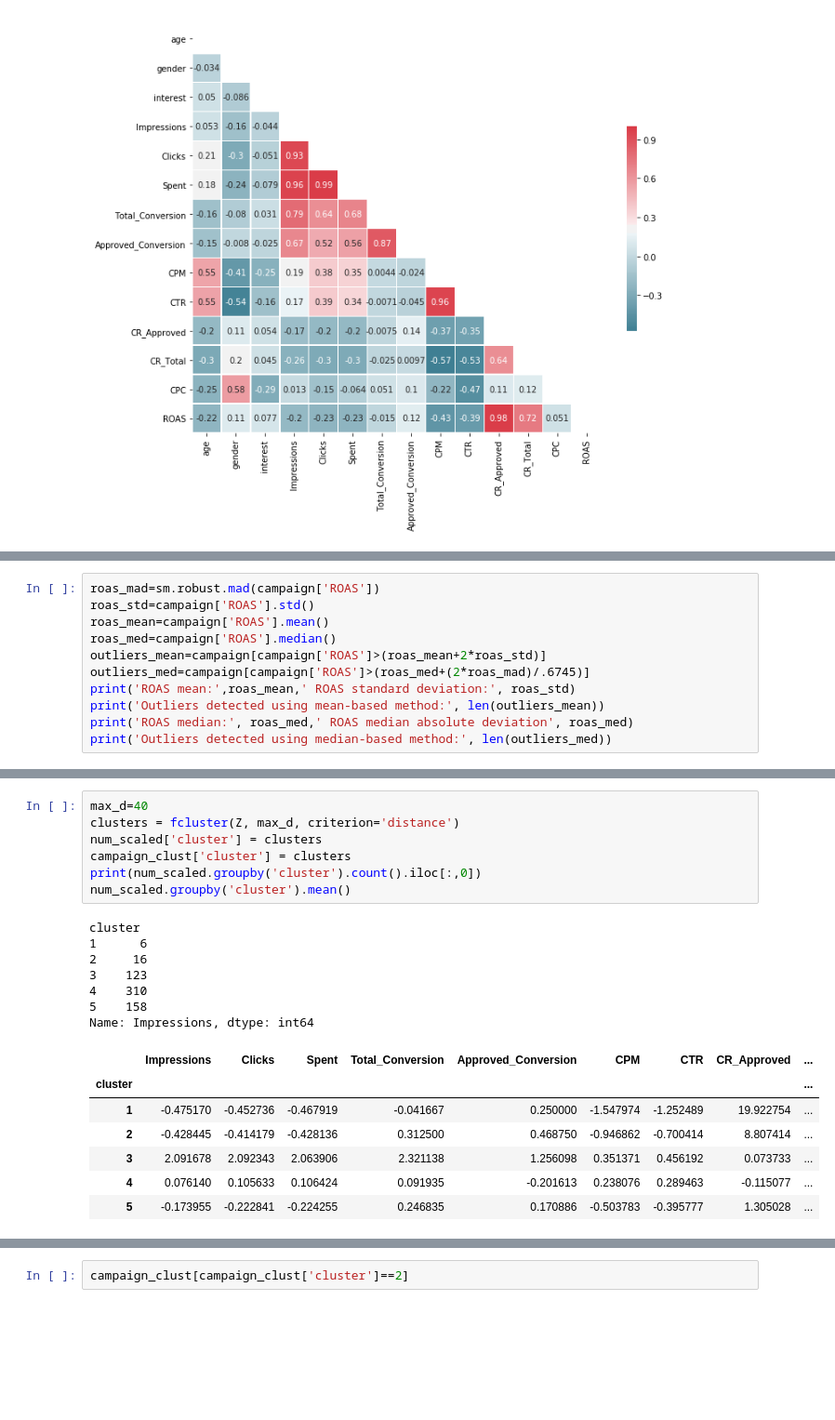
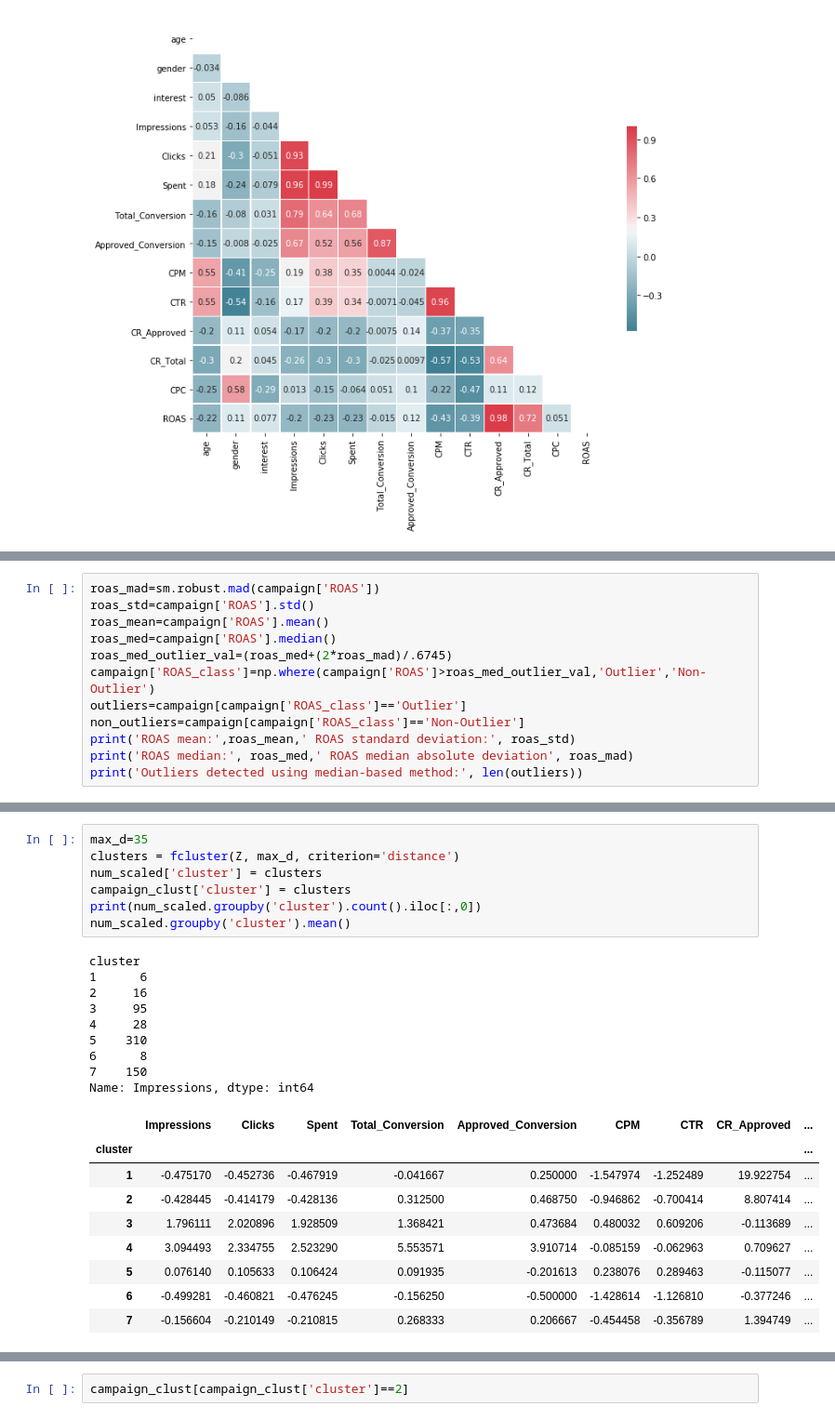
Before and after one commit to mgthometz/facebookads, a Jupyter notebook: fb_ad_analysis.ipynb, the cells around one changed output, grey strips where cells are left out. Shown at 93% size. Drawn from its saved outputs; the diff is of its cells as text; blank space fills up the shorter version.

```diff
--- a/fb_ad_analysis.ipynb
+++ b/fb_ad_analysis.ipynb
@@ -289,11 +289,12 @@ roas_mad=sm.robust.mad(campaign['ROAS'])
 roas_std=campaign['ROAS'].std()
 roas_mean=campaign['ROAS'].mean()
 roas_med=campaign['ROAS'].median()
-outliers_mean=campaign[campaign['ROAS']>(roas_mean+2*roas_std)]
-outliers_med=campaign[campaign['ROAS']>(roas_med+(2*roas_mad)/.6745)]
+roas_med_outlier_val=(roas_med+(2*roas_mad)/.6745)
+campaign['ROAS_class']=np.where(campaign['ROAS']>roas_med_outlier_val,'Outlier','Non-Outlier')
+outliers=campaign[campaign['ROAS_class']=='Outlier']
+non_outliers=campaign[campaign['ROAS_class']=='Non-Outlier']
 print('ROAS mean:',roas_mean,' ROAS standard deviation:', roas_std)
-print('Outliers detected using mean-based method:', len(outliers_mean))
-print('ROAS median:', roas_med,' ROAS median absolute deviation', roas_med)
-print('Outliers detected using median-based method:', len(outliers_med))
+print('ROAS median:', roas_med,' ROAS median absolute deviation', roas_mad)
+print('Outliers detected using median-based method:', len(outliers))
 # %% [output]
 ROAS mean: 3.9110675537337927  ROAS standard deviation: 7.792016531052357
@@ -468,24 +509,28 @@ a=plot_dendrogram(Z=Z,p=30,truncate_mode='lastp',max_d=40,leaf_rotation=90.,
 # %%
-max_d=40
+max_d=35
 clusters = fcluster(Z, max_d, criterion='distance')
 num_scaled['cluster'] = clusters
 campaign_clust['cluster'] = clusters
 print(num_scaled.groupby('cluster').count().iloc[:,0])
 num_scaled.groupby('cluster').mean()
 # %% [output]
 cluster
 1      6
 2     16
-3    123
-4    310
-5    158
+3     95
+4     28
+5    310
+6      8
+7    150
 Name: Impressions, dtype: int64
 |  | Impressions | Clicks | Spent | Total_Conversion | Approved_Conversion | CPM | CTR | CR_Approved | ... |
 | cluster |  |  |  |  |  |  |  |  | ... |
 | 1 | -0.475170 | -0.452736 | -0.467919 | -0.041667 | 0.250000 | -1.547974 | -1.252489 | 19.922754 | ... |
 | 2 | -0.428445 | -0.414179 | -0.428136 | 0.312500 | 0.468750 | -0.946862 | -0.700414 | 8.807414 | ... |
-| 3 | 2.091678 | 2.092343 | 2.063906 | 2.321138 | 1.256098 | 0.351371 | 0.456192 | 0.073733 | ... |
-| 4 | 0.076140 | 0.105633 | 0.106424 | 0.091935 | -0.201613 | 0.238076 | 0.289463 | -0.115077 | ... |
-| 5 | -0.173955 | -0.222841 | -0.224255 | 0.246835 | 0.170886 | -0.503783 | -0.395777 | 1.305028 | ... |
+| 3 | 1.796111 | 2.020896 | 1.928509 | 1.368421 | 0.473684 | 0.480032 | 0.609206 | -0.113689 | ... |
+| 4 | 3.094493 | 2.334755 | 2.523290 | 5.553571 | 3.910714 | -0.085159 | -0.062963 | 0.709627 | ... |
+| 5 | 0.076140 | 0.105633 | 0.106424 | 0.091935 | -0.201613 | 0.238076 | 0.289463 | -0.115077 | ... |
+| 6 | -0.499281 | -0.460821 | -0.476245 | -0.156250 | -0.500000 | -1.428614 | -1.126810 | -0.377246 | ... |
+| 7 | -0.156604 | -0.210149 | -0.210815 | 0.268333 | 0.206667 | -0.454458 | -0.356789 | 1.394749 | ... |
 # %%
 #Inspect cluster 1
```
Also changed, not shown: parts of 27 cells of this notebook.
